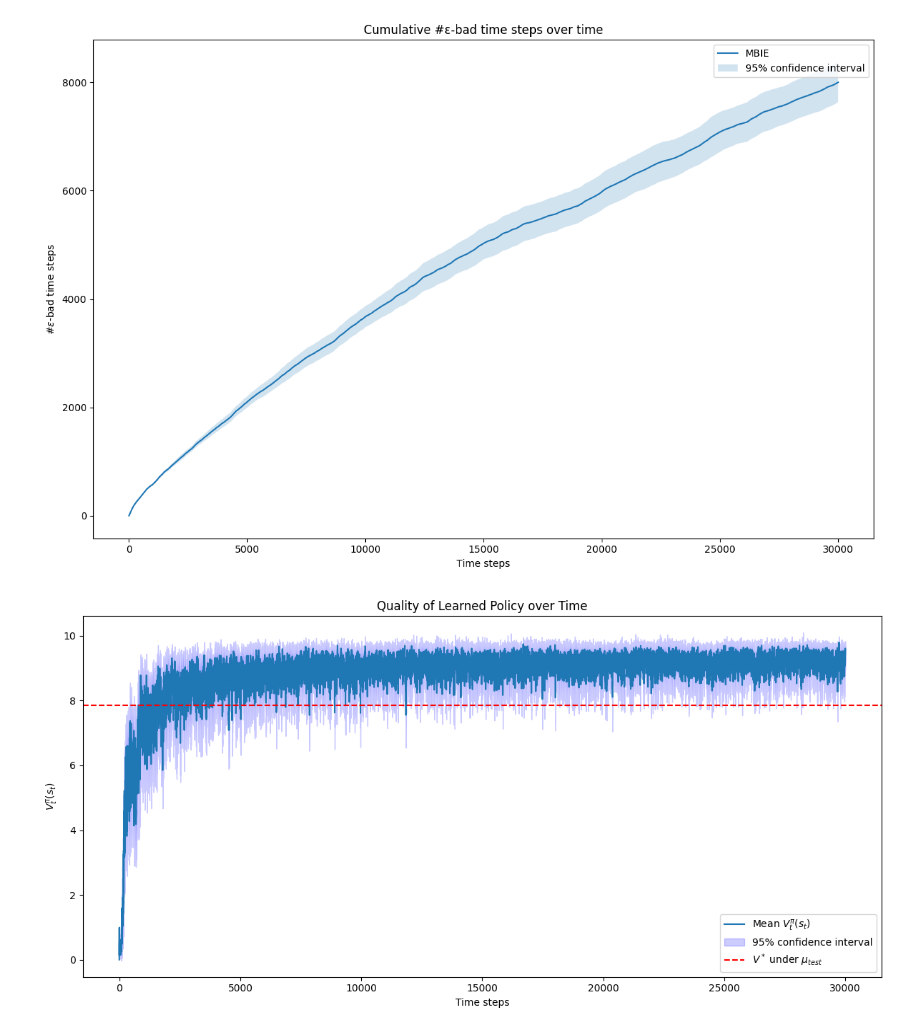
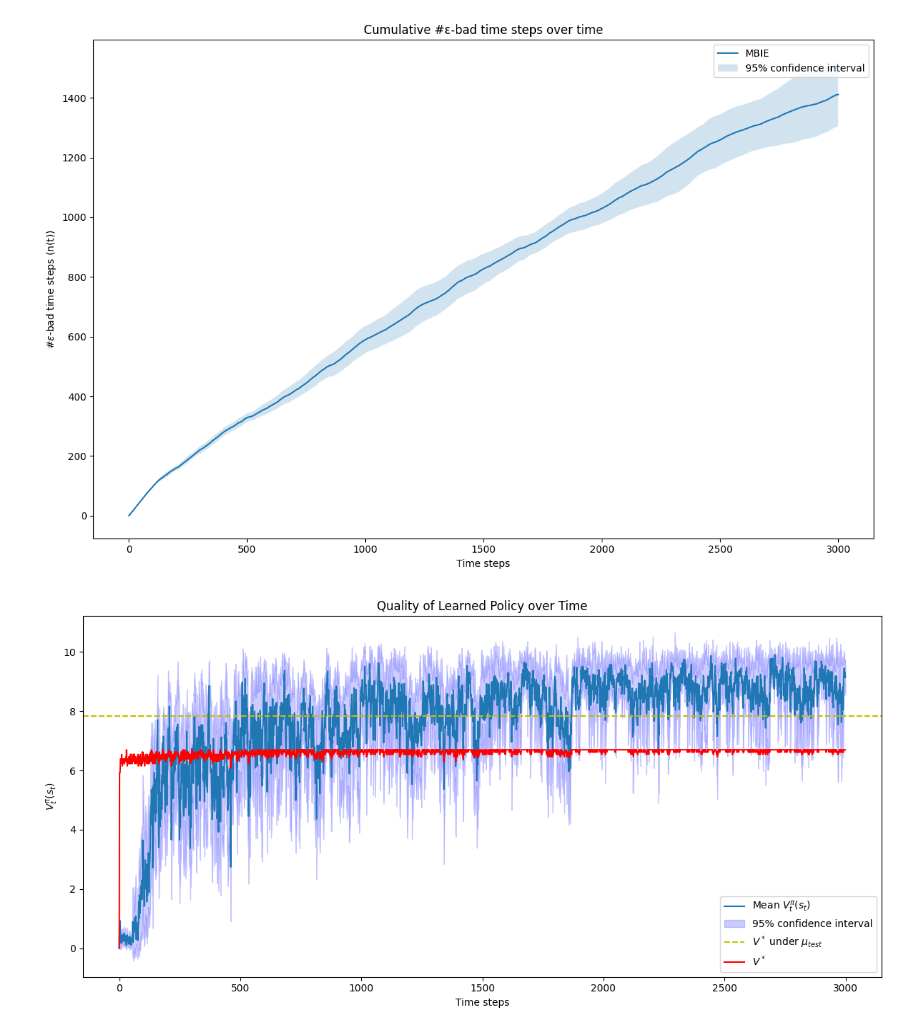
Before and after one commit to TokeReines/10_ORel, a Jupyter notebook: week5/HA_Q5.ipynb, the cells around one changed output. Cells and saved outputs as stored; diff of their text form; code cells hidden in the pictures.

```diff
--- a/week5/HA_Q5.ipynb
+++ b/week5/HA_Q5.ipynb
@@ -13,8 +13,8 @@ epsilon = 0.1
 delta = 0.05
 
 # Set the time horizon:
-T = 3 * 10**4
-nb_Replicates = 30
+T = 3 * 10**3
+nb_Replicates = 10
 
 # Set the learning agents:
 MB = MBIE(nS, 2, gamma, epsilon, delta)
@@ -32,7 +32,7 @@ V_star_under_mu_test = np.dot(V_star, uniform_dist)
 # For storing V_pi(s_t) and the expected V under mu_test
 V_pi_values = np.zeros((nb_Replicates, T))
 E_V_mu_test_values = np.zeros((nb_Replicates, T))
-
+v_star_st = np.zeros((nb_Replicates, T))
 # Run the experiments:
 for i in tqdm(range(nb_Replicates), desc="Running experiments"):
     # Running an instance of MBIE:
@@ -45,7 +45,7 @@ for i in tqdm(range(nb_Replicates), desc="Running experiments"):
     for t in tqdm(range(1, T), desc=f"Running MBIE instance for replicate {i}"):
         # Take action using MBIE policy
         action, policy = MB.play(state, reward)
-
+        v_star_st[i, t] = V_star[action]
         # (ii) Evaluate and store V^pi_t(s_t) at each time step
         V_pi = V[map_pi(policy)]
         V_pi_values[i, t] = V_pi[state]
@@ -53,12 +53,13 @@ for i in tqdm(range(nb_Replicates), desc="Running experiments"):
         # (iii) Evaluate and store E under mu_test for V^pi_t
         E_V_mu_test_values[i, t] = np.dot(V_pi, uniform_dist)
 
-        # Increment ε-bad counter if the value is less than V* - ε at the current state
+        # (i) Increment ε-bad counter if the value is less than V* - ε at the current state
         cumerror_MB[i, t] = cumerror_MB[i, t-1] + (int(V_pi[state] < V_star[state] - epsilon))
 
         # Transition to new state and get reward
         state, reward = env.step(action)
 
+mean_v_star_st = np.mean(v_star_st, axis=0)
 
 # Calculate mean and confidence intervals for (ii) V^pi_t(s_t)
 mean_V_pi = np.mean(V_pi_values, axis=0)
@@ -87,40 +85,42 @@ pl.fill_between(time_steps, mean_error - 1.96 * std_error, mean_error + 1.96 * s
 
 # Labels and title
 pl.xlabel('Time steps')
-pl.ylabel(r'#$\epsilon$-bad time steps')
+pl.ylabel(r'#$\epsilon$-bad time steps (n(t))')
 pl.title('Cumulative #ε-bad time steps over time')
 pl.tight_layout()
 pl.legend()
 pl.savefig('artifacts/mbie_performance.pdf')
 pl.show()
 
 # Plotting for (ii)
 pl.figure(figsize=(12, 6))
 pl.plot(time_steps, mean_V_pi, label=r'Mean $V^\pi_t(s_t)$')
 pl.fill_between(time_steps, mean_V_pi - confidence_interval_V_pi, mean_V_pi + confidence_interval_V_pi, alpha=0.2, color='blue', label='95% confidence interval')
 # Plot V* as a horizontal line (using latex)
-pl.axhline(y=V_star_under_mu_test, color='r', linestyle='--', label=r'$V^*$ under $\mu_{test}$')
+pl.axhline(y=V_star_under_mu_test, color='y', linestyle='--', label=r'$V^*$ under $\mu_{test}$')
+pl.plot(time_steps, mean_v_star_st, color='r', label=r'$V^*$')
 pl.xlabel('Time steps')
 pl.ylabel(r'$V^\pi_t(s_t)$')
 pl.title('Quality of Learned Policy over Time')
 pl.tight_layout()
 pl.legend()
 pl.savefig('artifacts/mbie_quality.pdf')
 pl.show()
 
 # Plotting for (iii)
 pl.figure(figsize=(12, 6))
 pl.plot(time_steps, mean_E_V_mu_test, label=r'Mean $\mathbb{E}[V^\pi_t]$ under $\mu_{test}$')
 pl.fill_between(time_steps, mean_E_V_mu_test - confidence_interval_E_V_mu_test, mean_E_V_mu_test + confidence_interval_E_V_mu_test, alpha=0.2, color='green', label=r'95% confidence interval')
 # Plot V* as a horizontal line again for comparison
-pl.axhline(y=V_star_under_mu_test, color='r', linestyle='--', label=r'$V^*$ under $\mu_{test}$')
+pl.axhline(y=V_star_under_mu_test, color='y', linestyle='--', label=r'$V^*$ under $\mu_{test}$')
+pl.plot(time_steps, mean_v_star_st, color='r', label=r'$V^*$')
 pl.xlabel('Time steps')
 pl.ylabel(r'$\mathbb{E}[V^\pi_t]$')
 pl.title('Expected Value under Test Distribution over Time')
 pl.tight_layout()
 pl.legend()
 pl.savefig('artifacts/mbie_expected_value.pdf')
 pl.show()
 # %% [output]
-[figure, old version]
+[figure, new version]
-[figure, old version]
+[figure, new version]
```
Also changed, not shown: parts of 2 cells of this notebook, 21 other files.
